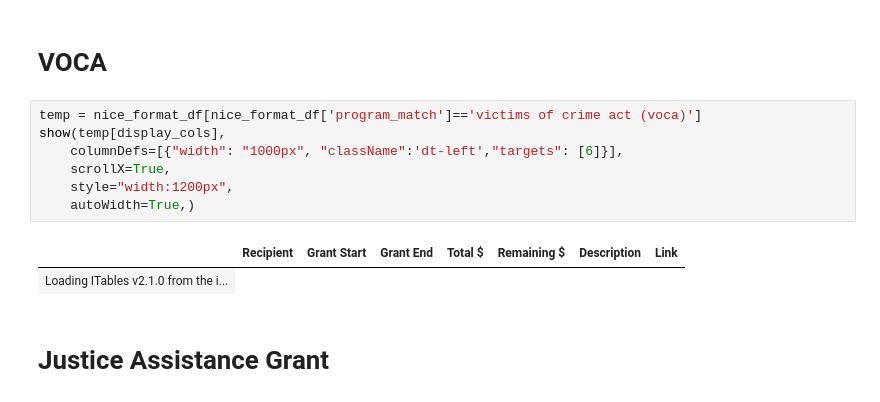
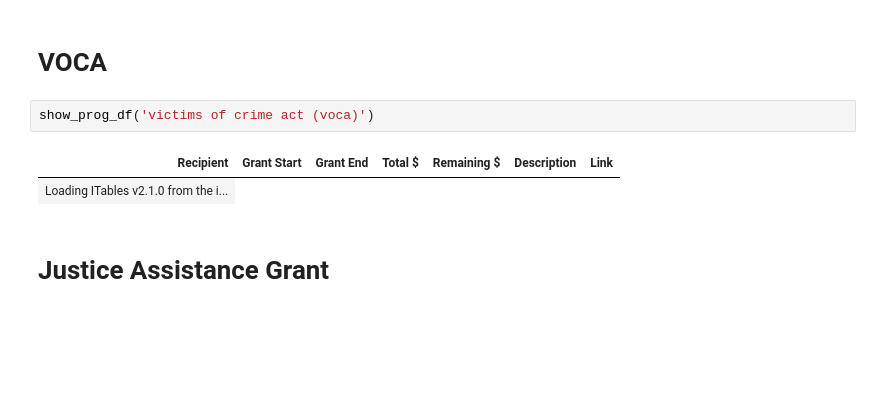
Before and after one commit to stoddardg/usaspending_analysis, a Jupyter notebook: funding_report.ipynb, the cells around one changed output. Saved outputs shown, nothing was run; the diff lists cells and outputs as text; blank space fills up the shorter version.

```diff
--- a/funding_report.ipynb
+++ b/funding_report.ipynb
@@ -152,14 +266,9 @@ show(temp[display_cols],
 # %% [markdown]
 # VOCA
-# %%
-temp = nice_format_df[nice_format_df['program_match']=='victims of crime act (voca)']
-show(temp[display_cols],
-    columnDefs=[{"width": "1000px", "className":'dt-left',"targets": [6]}],
-    scrollX=True,
-    style="width:1200px",
-    autoWidth=True,)
-# %% [output]
-|  | Recipient | Grant Start | Grant End | Total $ | Remaining $ | Description | Link |
-| Loading ITables v2.1.0 from the i... |
+# %%
+show_prog_df('victims of crime act (voca)')
+# %% [output]
+| Recipient | Grant Start | Grant End | Total $ | Remaining $ | Description | Link |
+| Loading ITables v2.1.0 from the i... |
 # %% [markdown]
 # Justice Assistance Grant
```
Also changed, not shown: parts of 49 cells of this notebook.
